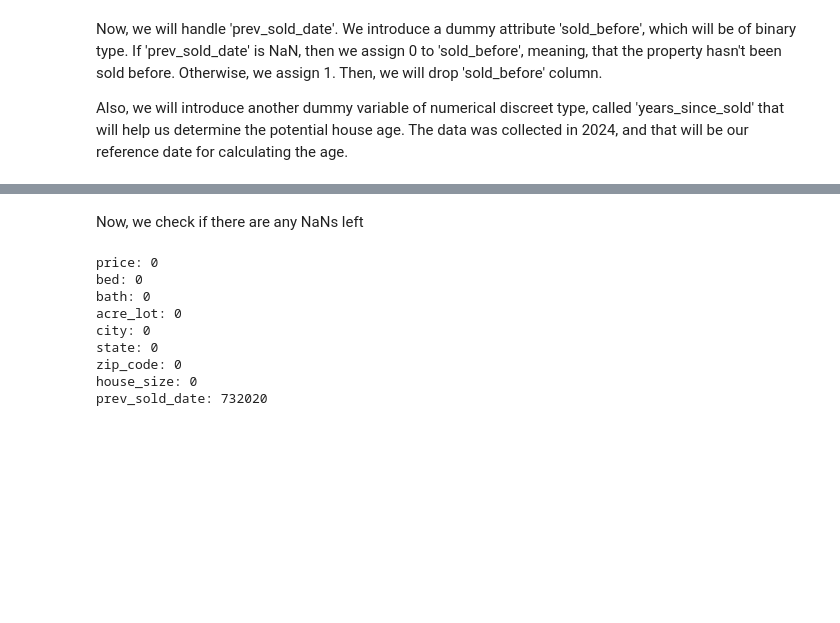
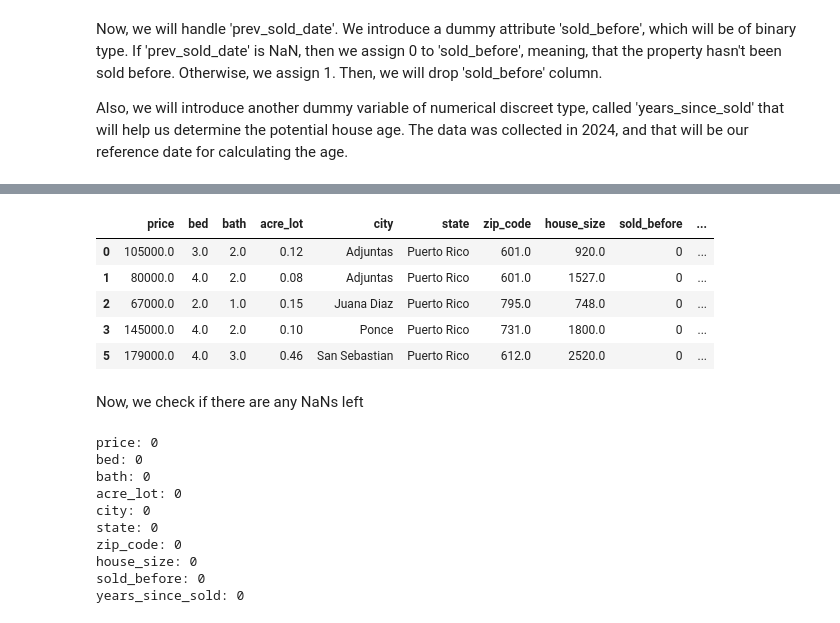
Before and after one commit to Deptage/data_mining_project, a Jupyter notebook: src/Data_Mining_Project.ipynb, the cells around one changed output, grey strips where cells are left out. Cells and saved outputs as stored; diff of their text form; code cells hidden in the pictures; blank space fills up the shorter version.

```diff
--- a/src/Data_Mining_Project.ipynb
+++ b/src/Data_Mining_Project.ipynb
@@ -293,3 +293,18 @@ plot_scatterplot(ured_filtered, 'acre_lot', 'house_size')
+# %%
+ured_filter_date = ured_filtered
+# %%
+# prompt: Now, we will filter the dates. For every not null prev_sold_date, we will filter out the data between 1900 and 2024 (the year the dataset was created). There are dates within that will crash the system, like year 3065, so work on strings. The prev_sold_date is either NaN or in format of YYYY-MM-DD.
+
+# Filter dates between 1900 and 2024
+ured_filter_date = ured_filter_date[
+    (ured_filter_date['prev_sold_date'].isnull()) |
+    (ured_filter_date['prev_sold_date']
+     .str.slice(0, 4)
+     .apply(pd.to_numeric, errors='coerce')  # Convert to numeric, invalid parsing will become NaN
+     .between(1900, 2025))
+]
+# %%
+ured_filtered = ured_filter_date
 # %% [markdown]
 #### Clearing empty values
 
@@ -391,3 +354,13 @@ plt.gca().spines[['top', 'right',]].set_visible(False)
+# %%
+ured_filtered = ured_filtered.drop(columns=['prev_sold_date'])
+ured_filtered.head()
+# %% [output]
+|  | price | bed | bath | acre_lot | city | state | zip_code | house_size | sold_before | ... |
+| 0 | 105000.0 | 3.0 | 2.0 | 0.12 | Adjuntas | Puerto Rico | 601.0 | 920.0 | 0 | ... |
+| 1 | 80000.0 | 4.0 | 2.0 | 0.08 | Adjuntas | Puerto Rico | 601.0 | 1527.0 | 0 | ... |
+| 2 | 67000.0 | 2.0 | 1.0 | 0.15 | Juana Diaz | Puerto Rico | 795.0 | 748.0 | 0 | ... |
+| 3 | 145000.0 | 4.0 | 2.0 | 0.10 | Ponce | Puerto Rico | 731.0 | 1800.0 | 0 | ... |
+| 5 | 179000.0 | 4.0 | 3.0 | 0.46 | San Sebastian | Puerto Rico | 612.0 | 2520.0 | 0 | ... |
 # %% [markdown]
 Now, we check if there are any NaNs left
 # %%
@@ -401,4 +374,5 @@ city: 0
 state: 0
 zip_code: 0
 house_size: 0
-prev_sold_date: 732020
+sold_before: 0
+years_since_sold: 0
```
Also changed, not shown: parts of 11 cells of this notebook.
